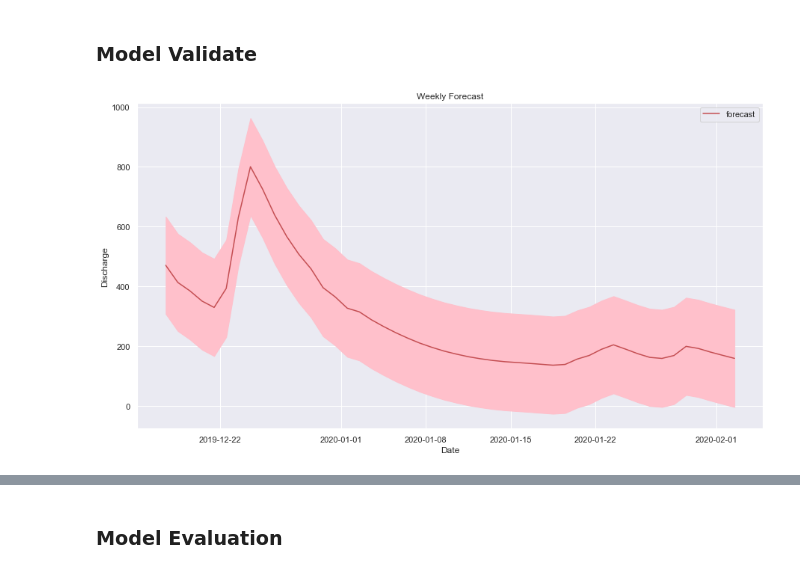
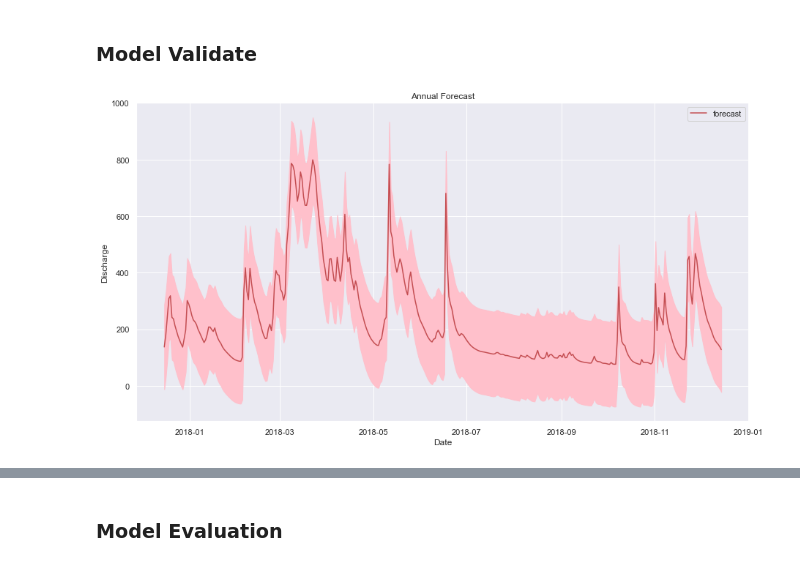
Before and after one commit to kode-git/copernicus, a Jupyter notebook: notebooks/data_modelling.ipynb, the cells around one changed output, grey strips where cells are left out. Saved outputs shown, nothing was run; the diff lists cells and outputs as text; code cells hidden in the pictures.

```diff
--- a/notebooks/data_modelling.ipynb
+++ b/notebooks/data_modelling.ipynb
@@ -360,9 +374,9 @@ sarima_train['Po']['mounth'].head()
 locs = ['source', 'mounth']
 for key in keys:
     for loc in locs:
-        sarima_train[key][loc] = sarima_train[key][loc].drop(columns=["temp", "prec", "time"]).dropna()
+        arima_train[key][loc] = arima_train[key][loc].drop(columns=["temp", "prec", "time"]).dropna()
 
-sarima_train['Po'][locs[0]].head()
+arima_train['Po'][locs[0]].head()
 # %% [output]
 |  | discharge |
 | time |  |
@@ -380,8 +394,8 @@ print('Rivers: {}'.format(keys))
 # %% [output]
 Rivers: dict_keys(['Tanaro', 'Po', 'Tevere ', 'Arno', 'Reno', 'Ticino', 'Adda', 'Oglio', 'Adige', 'Piave'])
 # %%
-sample_test = sarima_test['Tevere ']['mounth']
-sample_train = sarima_train['Tevere ']['mounth']
+sample_test = arima_test['Tevere ']['mounth']
+sample_train = arima_train['Tevere ']['mounth']
 # %%
 sample_test.head()
 # %% [output]
@@ -434,7 +451,7 @@ auto.get_params()['order']
 from statsmodels.tsa.statespace.sarimax import SARIMAX
 
 # Create a SARIMAX model from statsmodel library
-model = SARIMAX(sample_train, order=auto.get_params()['order'])
+model = ARIMA(sample_train, order=auto.get_params()['order'])
 # %%
 # Fit the model
 results = model.fit()
@@ -492,8 +480,8 @@ Warnings:
 # %% [markdown]
 ### Model Validate
 # %%
-# Generate predictions
-one_step_forecast = results.get_prediction(start=-48)
+# Generate predictions on one_step forecasting (with no updating)
+one_step_forecast = results.get_prediction(start=-365)
 
 # Extract prediction mean
 mean_forecast = one_step_forecast.predicted_mean
@@ -507,18 +495,18 @@ upper_limits = confidence_intervals.loc[:, 'upper discharge']
 # %%
 # plot the dranse data
 
 # plot your mean predictions
 plt.plot(mean_forecast.index, mean_forecast, color='r', label='forecast')
 
 # shade the area between your confidence limits
 plt.fill_between(lower_limits.index, lower_limits,
                upper_limits, color='pink')
 
 # set labels, legends and show plot
 plt.xlabel('Date')
 plt.ylabel('Discharge')
-plt.title('Weekly Forecast')
+plt.title('Annual Forecast')
 plt.legend()
 plt.show()
 # %% [output]
-[figure, old version]
+[figure, new version]
```
Also changed, not shown: parts of 34 cells of this notebook.
